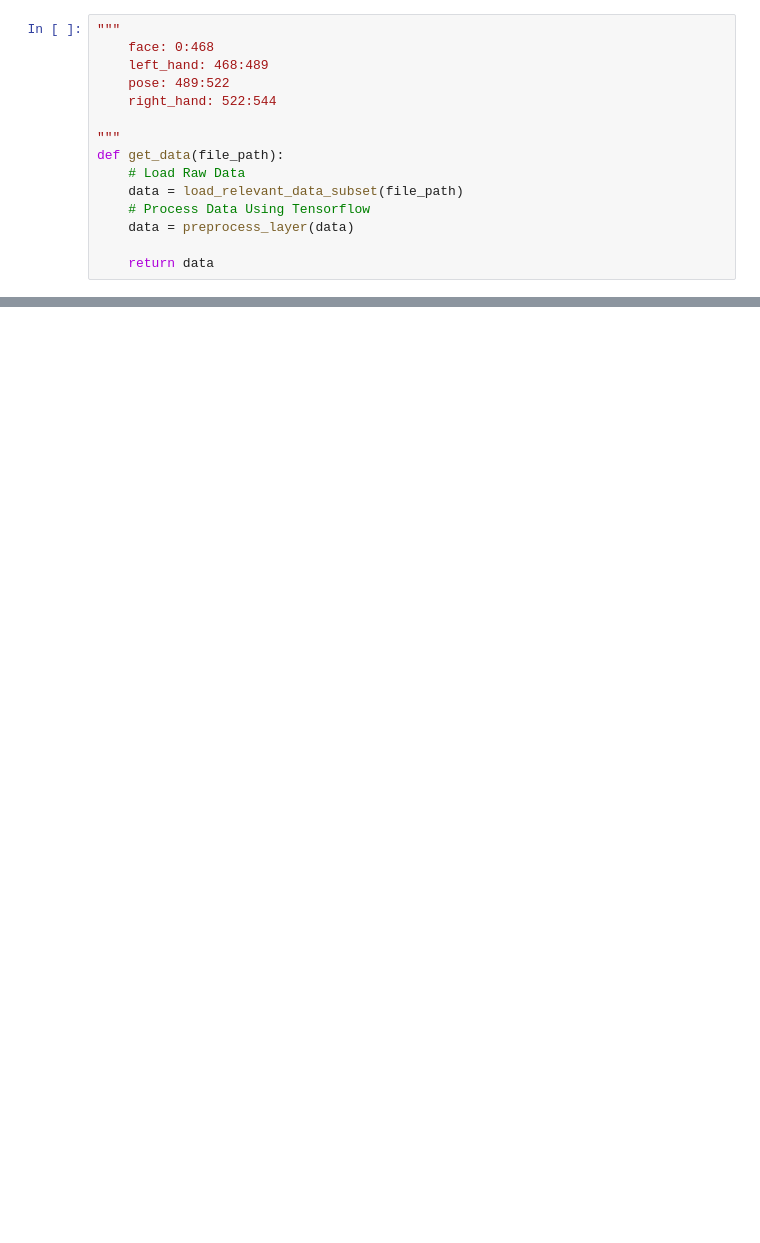
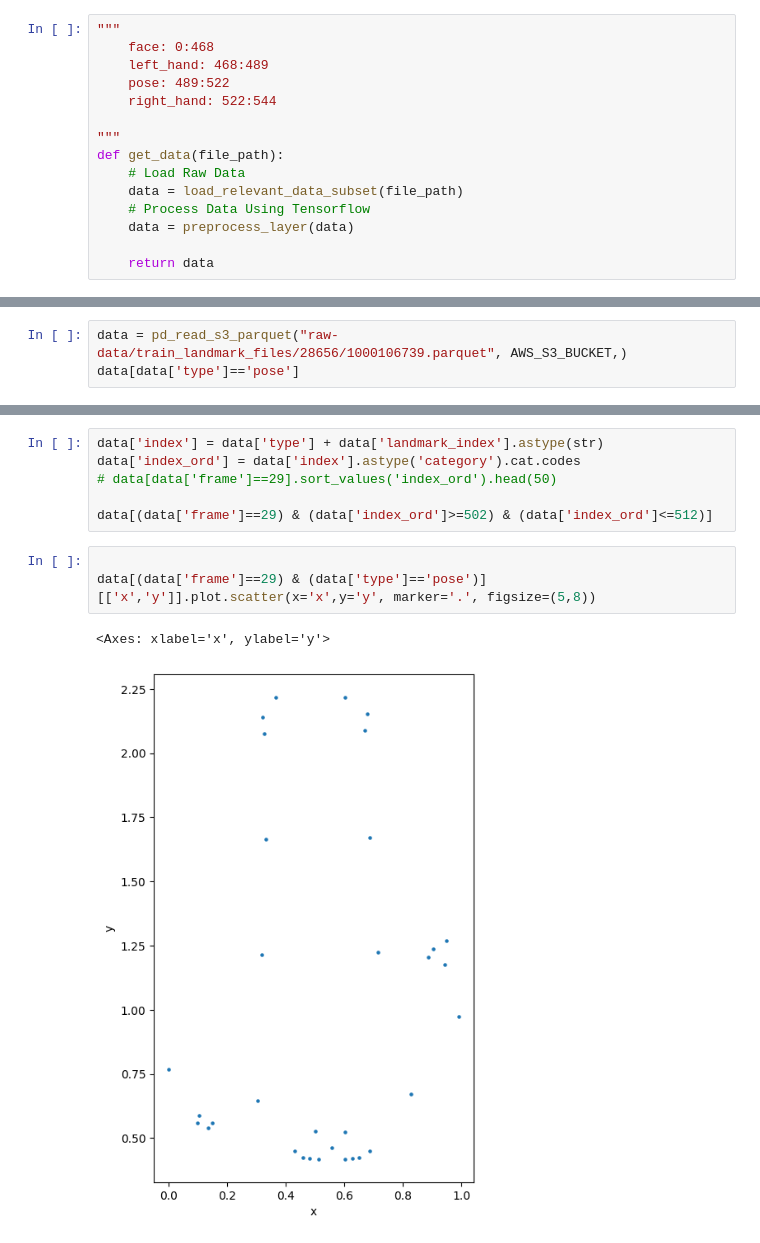
Before and after one commit to romendiratta/isolated-sign-language-recognition, a Jupyter notebook: modeling/data-prep.ipynb, the cells around one changed output, grey strips where cells are left out. Drawn from its saved outputs; the diff is of its cells as text; blank space fills up the shorter version.

```diff
--- a/modeling/data-prep.ipynb
+++ b/modeling/data-prep.ipynb
@@ -261,0 +428,3 @@ display(pd.Series(y).value_counts().to_frame('Class Count').iloc[[0,1,2,3,4, -5,
+# %%
+data = pd_read_s3_parquet("raw-data/train_landmark_files/28656/1000106739.parquet", AWS_S3_BUCKET,)
+data[data['type']=='pose']
@@ -261,0 +445,12 @@ display(pd.Series(y).value_counts().to_frame('Class Count').iloc[[0,1,2,3,4, -5,
+# %%
+data['index'] = data['type'] + data['landmark_index'].astype(str)
+data['index_ord'] = data['index'].astype('category').cat.codes
+# data[data['frame']==29].sort_values('index_ord').head(50)
+
+data[(data['frame']==29) & (data['index_ord']>=502) & (data['index_ord']<=512)]
+# %%
+
+data[(data['frame']==29) & (data['type']=='pose')][['x','y']].plot.scatter(x='x',y='y', marker='.', figsize=(5,8))
+# %% [output]
+<Axes: xlabel='x', ylabel='y'>
+[figure, added]
```
Also changed, not shown: parts of 28 cells of this notebook, 2 other files.
